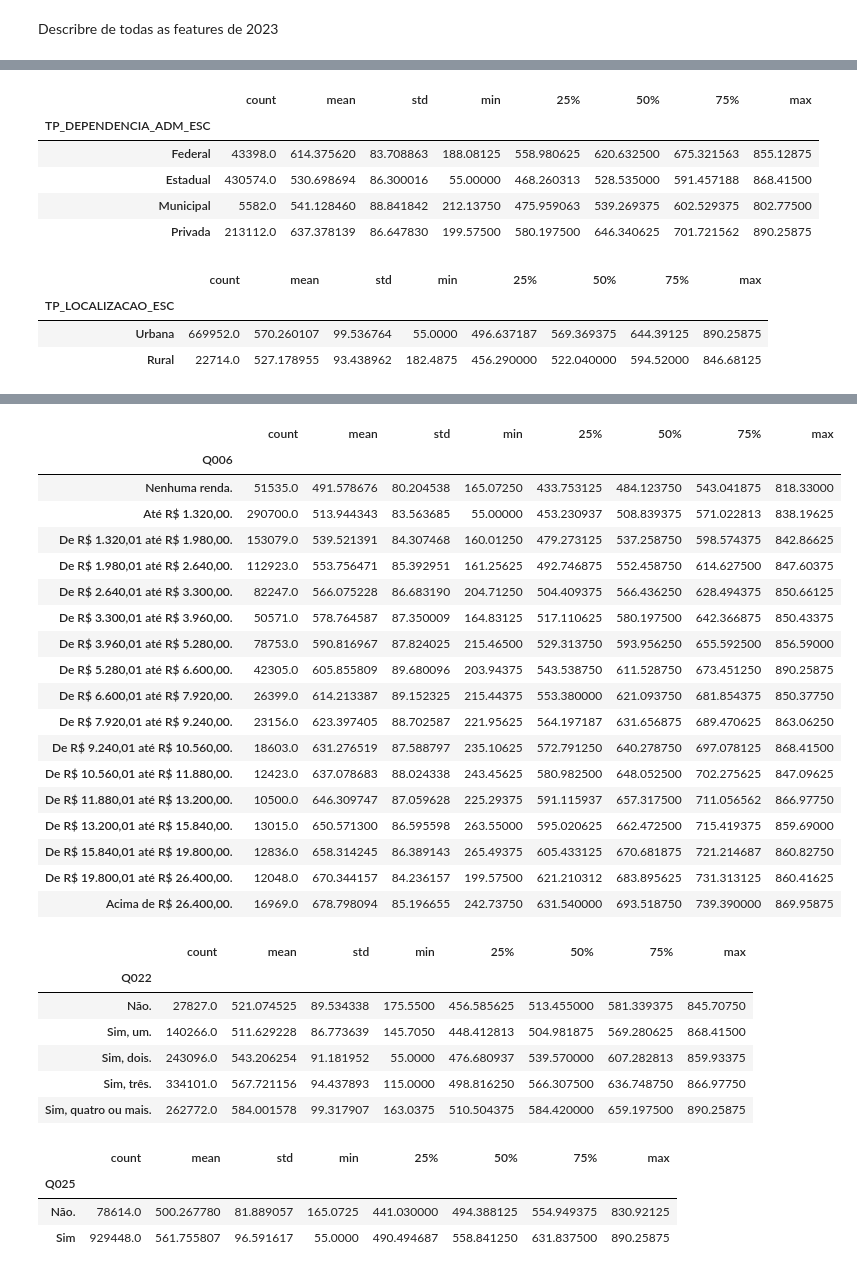
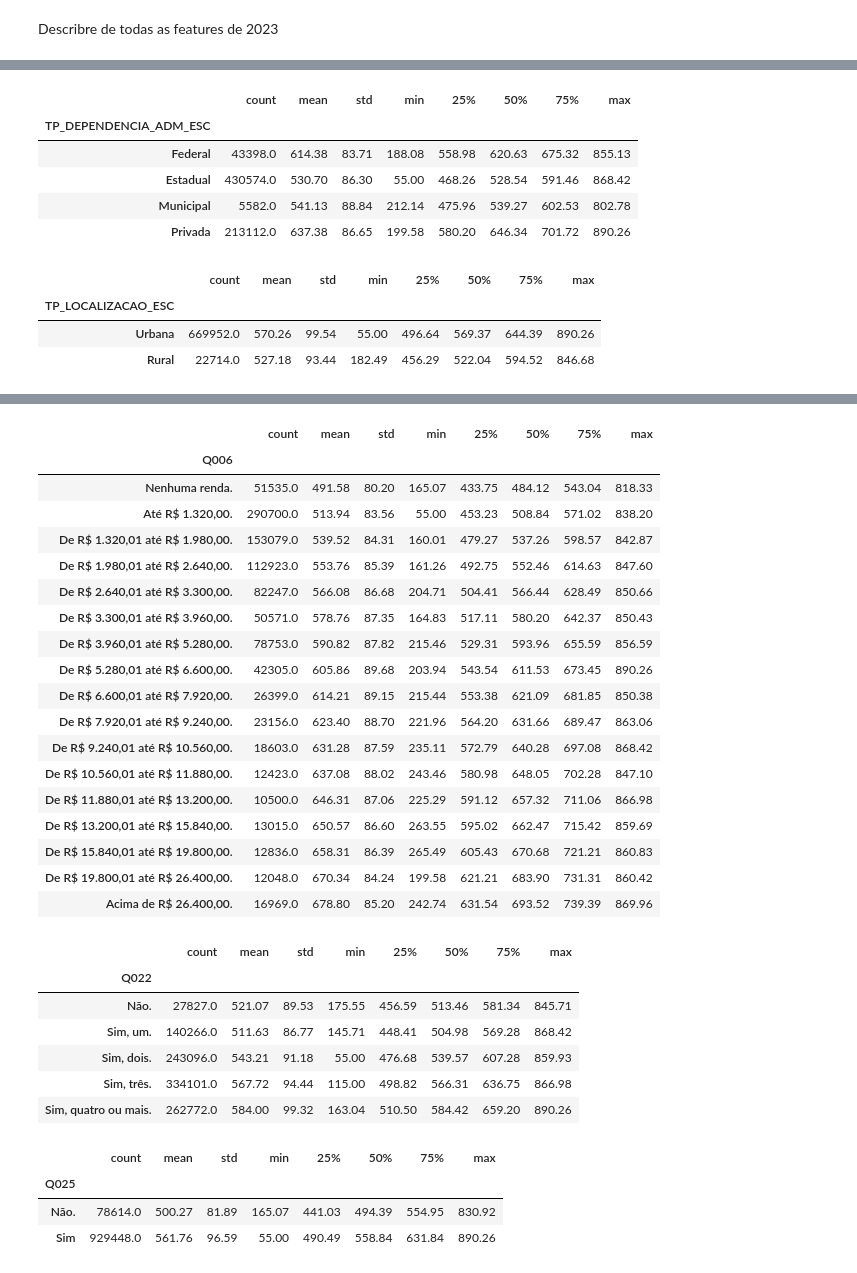
Before and after one commit to josecapitto/PROJ2-CDADOS-JOSE-JOAO-E-NICOLAS-, a Jupyter notebook: V2 cdados.ipynb, the cells around one changed output, grey strips where cells are left out. Saved outputs shown, nothing was run; the diff lists cells and outputs as text; code cells hidden in the pictures.

```diff
--- a/V2 cdados.ipynb
+++ b/V2 cdados.ipynb
@@ -412,7 +415,7 @@ Describre de todas as features de 2019
 # %%
 lista_grupos = ['TP_SEXO','TP_COR_RACA','TP_DEPENDENCIA_ADM_ESC','TP_LOCALIZACAO_ESC','Q001','Q002','Q003','Q004','Q006','Q022','Q025']
 for grupo in lista_grupos:
-    display(df19.groupby(grupo).MPE.describe())
+    display(df19.groupby(grupo).MPE.describe().round(2))
 # %% [output]
 |  | count | mean | std | min | 25% | 50% | 75% | max |
 | TP_SEXO |  |  |  |  |  |  |  |  |
@@ -506,7 +509,7 @@ for grupo in lista_grupos:
 Describre de todas as features de 2023
 # %%
 for grupo in lista_grupos:
-    display(df23.groupby(grupo).MPE.describe())
+    display(df23.groupby(grupo).MPE.describe().round(2))
 # %% [output]
 |  | count | mean | std | min | 25% | 50% | 75% | max |
 | TP_SEXO |  |  |  |  |  |  |  |  |
@@ -523,12 +526,12 @@ for grupo in lista_grupos:
 |  | count | mean | std | min | 25% | 50% | 75% | max |
 | TP_DEPENDENCIA_ADM_ESC |  |  |  |  |  |  |  |  |
-| Federal | 43398.0 | 614.375620 | 83.708863 | 188.08125 | 558.980625 | 620.632500 | 675.321563 | 855.12875 |
-| Estadual | 430574.0 | 530.698694 | 86.300016 | 55.00000 | 468.260313 | 528.535000 | 591.457188 | 868.41500 |
-| Municipal | 5582.0 | 541.128460 | 88.841842 | 212.13750 | 475.959063 | 539.269375 | 602.529375 | 802.77500 |
-| Privada | 213112.0 | 637.378139 | 86.647830 | 199.57500 | 580.197500 | 646.340625 | 701.721562 | 890.25875 |
+| Federal | 43398.0 | 614.38 | 83.71 | 188.08 | 558.98 | 620.63 | 675.32 | 855.13 |
+| Estadual | 430574.0 | 530.70 | 86.30 | 55.00 | 468.26 | 528.54 | 591.46 | 868.42 |
+| Municipal | 5582.0 | 541.13 | 88.84 | 212.14 | 475.96 | 539.27 | 602.53 | 802.78 |
+| Privada | 213112.0 | 637.38 | 86.65 | 199.58 | 580.20 | 646.34 | 701.72 | 890.26 |
 |  | count | mean | std | min | 25% | 50% | 75% | max |
 | TP_LOCALIZACAO_ESC |  |  |  |  |  |  |  |  |
-| Urbana | 669952.0 | 570.260107 | 99.536764 | 55.0000 | 496.637187 | 569.369375 | 644.39125 | 890.25875 |
-| Rural | 22714.0 | 527.178955 | 93.438962 | 182.4875 | 456.290000 | 522.040000 | 594.52000 | 846.68125 |
+| Urbana | 669952.0 | 570.26 | 99.54 | 55.00 | 496.64 | 569.37 | 644.39 | 890.26 |
+| Rural | 22714.0 | 527.18 | 93.44 | 182.49 | 456.29 | 522.04 | 594.52 | 846.68 |
 |  | count | mean | std | min | 25% | 50% | 75% | max |
 | Q001 |  |  |  |  |  |  |  |  |
@@ -569,30 +572,30 @@ for grupo in lista_grupos:
 |  | count | mean | std | min | 25% | 50% | 75% | max |
 | Q006 |  |  |  |  |  |  |  |  |
-| Nenhuma renda. | 51535.0 | 491.578676 | 80.204538 | 165.07250 | 433.753125 | 484.123750 | 543.041875 | 818.33000 |
-| Até R$ 1.320,00. | 290700.0 | 513.944343 | 83.563685 | 55.00000 | 453.230937 | 508.839375 | 571.022813 | 838.19625 |
-| De R$ 1.320,01 até R$ 1.980,00. | 153079.0 | 539.521391 | 84.307468 | 160.01250 | 479.273125 | 537.258750 | 598.574375 | 842.86625 |
-| De R$ 1.980,01 até R$ 2.640,00. | 112923.0 | 553.756471 | 85.392951 | 161.25625 | 492.746875 | 552.458750 | 614.627500 | 847.60375 |
-| De R$ 2.640,01 até R$ 3.300,00. | 82247.0 | 566.075228 | 86.683190 | 204.71250 | 504.409375 | 566.436250 | 628.494375 | 850.66125 |
-| De R$ 3.300,01 até R$ 3.960,00. | 50571.0 | 578.764587 | 87.350009 | 164.83125 | 517.110625 | 580.197500 | 642.366875 | 850.43375 |
-| De R$ 3.960,01 até R$ 5.280,00. | 78753.0 | 590.816967 | 87.824025 | 215.46500 | 529.313750 | 593.956250 | 655.592500 | 856.59000 |
-| De R$ 5.280,01 até R$ 6.600,00. | 42305.0 | 605.855809 | 89.680096 | 203.94375 | 543.538750 | 611.528750 | 673.451250 | 890.25875 |
-| De R$ 6.600,01 até R$ 7.920,00. | 26399.0 | 614.213387 | 89.152325 | 215.44375 | 553.380000 | 621.093750 | 681.854375 | 850.37750 |
-| De R$ 7.920,01 até R$ 9.240,00. | 23156.0 | 623.397405 | 88.702587 | 221.95625 | 564.197187 | 631.656875 | 689.470625 | 863.06250 |
-| De R$ 9.240,01 até R$ 10.560,00. | 18603.0 | 631.276519 | 87.588797 | 235.10625 | 572.791250 | 640.278750 | 697.078125 | 868.41500 |
-| De R$ 10.560,01 até R$ 11.880,00. | 12423.0 | 637.078683 | 88.024338 | 243.45625 | 580.982500 | 648.052500 | 702.275625 | 847.09625 |
-| De R$ 11.880,01 até R$ 13.200,00. | 10500.0 | 646.309747 | 87.059628 | 225.29375 | 591.115937 | 657.317500 | 711.056562 | 866.97750 |
-| De R$ 13.200,01 até R$ 15.840,00. | 13015.0 | 650.571300 | 86.595598 | 263.55000 | 595.020625 | 662.472500 | 715.419375 | 859.69000 |
-| De R$ 15.840,01 até R$ 19.800,00. | 12836.0 | 658.314245 | 86.389143 | 265.49375 | 605.433125 | 670.681875 | 721.214687 | 860.82750 |
-| De R$ 19.800,01 até R$ 26.400,00. | 12048.0 | 670.344157 | 84.236157 | 199.57500 | 621.210312 | 683.895625 | 731.313125 | 860.41625 |
-| Acima de R$ 26.400,00. | 16969.0 | 678.798094 | 85.196655 | 242.73750 | 631.540000 | 693.518750 | 739.390000 | 869.95875 |
+| Nenhuma renda. | 51535.0 | 491.58 | 80.20 | 165.07 | 433.75 | 484.12 | 543.04 | 818.33 |
+| Até R$ 1.320,00. | 290700.0 | 513.94 | 83.56 | 55.00 | 453.23 | 508.84 | 571.02 | 838.20 |
+| De R$ 1.320,01 até R$ 1.980,00. | 153079.0 | 539.52 | 84.31 | 160.01 | 479.27 | 537.26 | 598.57 | 842.87 |
+| De R$ 1.980,01 até R$ 2.640,00. | 112923.0 | 553.76 | 85.39 | 161.26 | 492.75 | 552.46 | 614.63 | 847.60 |
+| De R$ 2.640,01 até R$ 3.300,00. | 82247.0 | 566.08 | 86.68 | 204.71 | 504.41 | 566.44 | 628.49 | 850.66 |
+| De R$ 3.300,01 até R$ 3.960,00. | 50571.0 | 578.76 | 87.35 | 164.83 | 517.11 | 580.20 | 642.37 | 850.43 |
+| De R$ 3.960,01 até R$ 5.280,00. | 78753.0 | 590.82 | 87.82 | 215.46 | 529.31 | 593.96 | 655.59 | 856.59 |
+| De R$ 5.280,01 até R$ 6.600,00. | 42305.0 | 605.86 | 89.68 | 203.94 | 543.54 | 611.53 | 673.45 | 890.26 |
+| De R$ 6.600,01 até R$ 7.920,00. | 26399.0 | 614.21 | 89.15 | 215.44 | 553.38 | 621.09 | 681.85 | 850.38 |
+| De R$ 7.920,01 até R$ 9.240,00. | 23156.0 | 623.40 | 88.70 | 221.96 | 564.20 | 631.66 | 689.47 | 863.06 |
+| De R$ 9.240,01 até R$ 10.560,00. | 18603.0 | 631.28 | 87.59 | 235.11 | 572.79 | 640.28 | 697.08 | 868.42 |
+| De R$ 10.560,01 até R$ 11.880,00. | 12423.0 | 637.08 | 88.02 | 243.46 | 580.98 | 648.05 | 702.28 | 847.10 |
+| De R$ 11.880,01 até R$ 13.200,00. | 10500.0 | 646.31 | 87.06 | 225.29 | 591.12 | 657.32 | 711.06 | 866.98 |
+| De R$ 13.200,01 até R$ 15.840,00. | 13015.0 | 650.57 | 86.60 | 263.55 | 595.02 | 662.47 | 715.42 | 859.69 |
+| De R$ 15.840,01 até R$ 19.800,00. | 12836.0 | 658.31 | 86.39 | 265.49 | 605.43 | 670.68 | 721.21 | 860.83 |
+| De R$ 19.800,01 até R$ 26.400,00. | 12048.0 | 670.34 | 84.24 | 199.58 | 621.21 | 683.90 | 731.31 | 860.42 |
+| Acima de R$ 26.400,00. | 16969.0 | 678.80 | 85.20 | 242.74 | 631.54 | 693.52 | 739.39 | 869.96 |
 |  | count | mean | std | min | 25% | 50% | 75% | max |
 | Q022 |  |  |  |  |  |  |  |  |
-| Não. | 27827.0 | 521.074525 | 89.534338 | 175.5500 | 456.585625 | 513.455000 | 581.339375 | 845.70750 |
-| Sim, um. | 140266.0 | 511.629228 | 86.773639 | 145.7050 | 448.412813 | 504.981875 | 569.280625 | 868.41500 |
-| Sim, dois. | 243096.0 | 543.206254 | 91.181952 | 55.0000 | 476.680937 | 539.570000 | 607.282813 | 859.93375 |
-| Sim, três. | 334101.0 | 567.721156 | 94.437893 | 115.0000 | 498.816250 | 566.307500 | 636.748750 | 866.97750 |
-| Sim, quatro ou mais. | 262772.0 | 584.001578 | 99.317907 | 163.0375 | 510.504375 | 584.420000 | 659.197500 | 890.25875 |
+| Não. | 27827.0 | 521.07 | 89.53 | 175.55 | 456.59 | 513.46 | 581.34 | 845.71 |
+| Sim, um. | 140266.0 | 511.63 | 86.77 | 145.71 | 448.41 | 504.98 | 569.28 | 868.42 |
+| Sim, dois. | 243096.0 | 543.21 | 91.18 | 55.00 | 476.68 | 539.57 | 607.28 | 859.93 |
+| Sim, três. | 334101.0 | 567.72 | 94.44 | 115.00 | 498.82 | 566.31 | 636.75 | 866.98 |
+| Sim, quatro ou mais. | 262772.0 | 584.00 | 99.32 | 163.04 | 510.50 | 584.42 | 659.20 | 890.26 |
 |  | count | mean | std | min | 25% | 50% | 75% | max |
 | Q025 |  |  |  |  |  |  |  |  |
-| Não. | 78614.0 | 500.267780 | 81.889057 | 165.0725 | 441.030000 | 494.388125 | 554.949375 | 830.92125 |
-| Sim | 929448.0 | 561.755807 | 96.591617 | 55.0000 | 490.494687 | 558.841250 | 631.837500 | 890.25875 |
+| Não. | 78614.0 | 500.27 | 81.89 | 165.07 | 441.03 | 494.39 | 554.95 | 830.92 |
+| Sim | 929448.0 | 561.76 | 96.59 | 55.00 | 490.49 | 558.84 | 631.84 | 890.26 |
```
Also changed, not shown: parts of 4 cells of this notebook.
